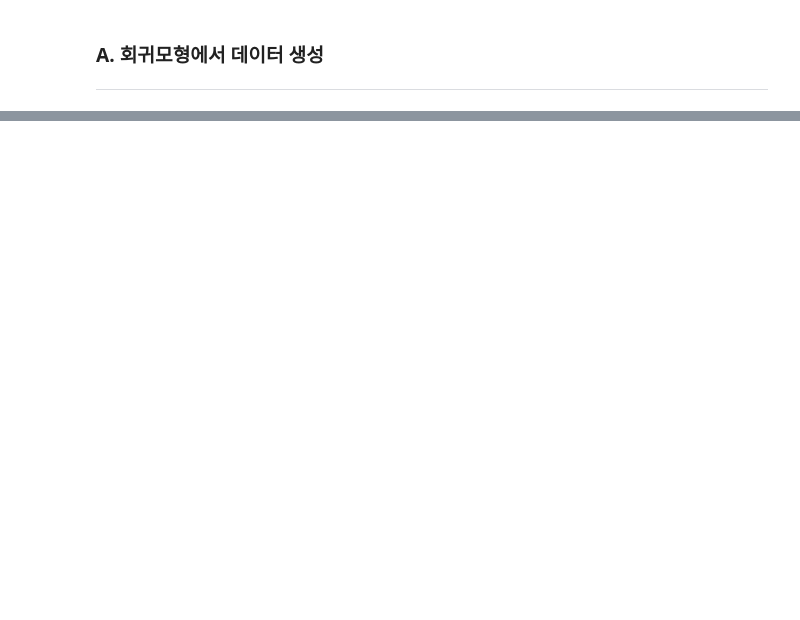
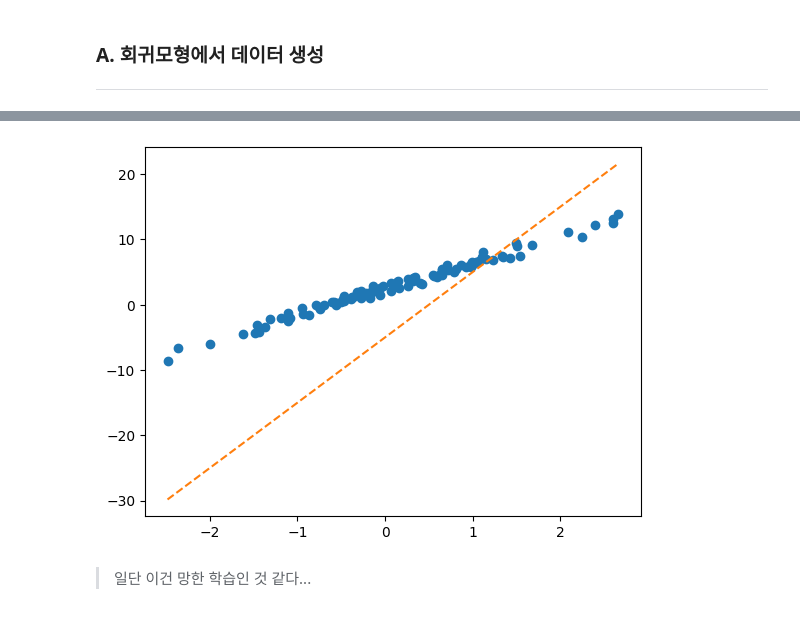
Before and after one commit to HollyRiver/DL2024, a Jupyter notebook: course/0411.ipynb, the cells around one changed output, grey strips where cells are left out. Drawn from its saved outputs; the diff is of its cells as text; code cells hidden in the pictures; blank space fills up the shorter version.

```diff
--- a/course/0411.ipynb
+++ b/course/0411.ipynb
@@ -32,0 +48,8 @@ plt.plot(x, 2.5 + 4*x, '--')
+# %%
+plt.plot(x, y, 'o')
+plt.plot(x, X@W_hat, '--')
+plt.show()
+# %% [output]
+[figure, added]
+# %% [markdown]
+> 일단 이건 망한 학습인 것 같다...
```
Also changed, not shown: parts of 24 cells of this notebook, 1 other file.
